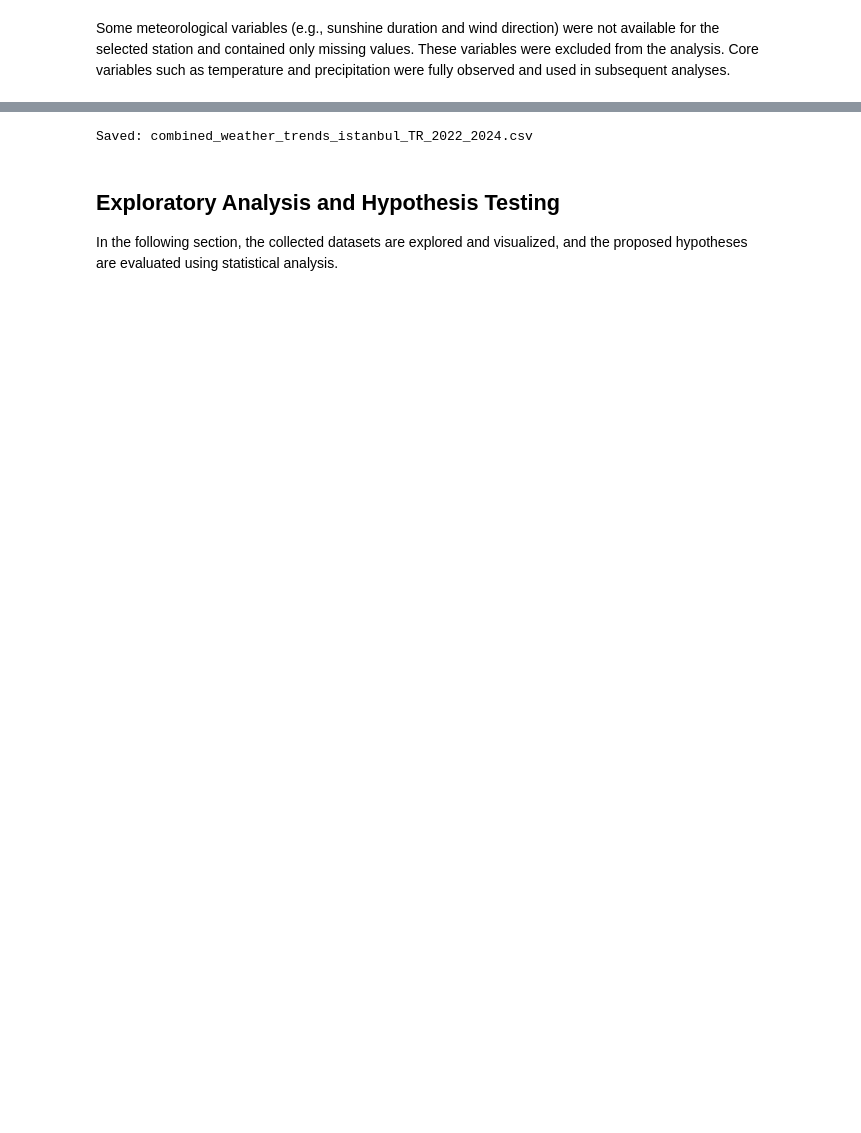
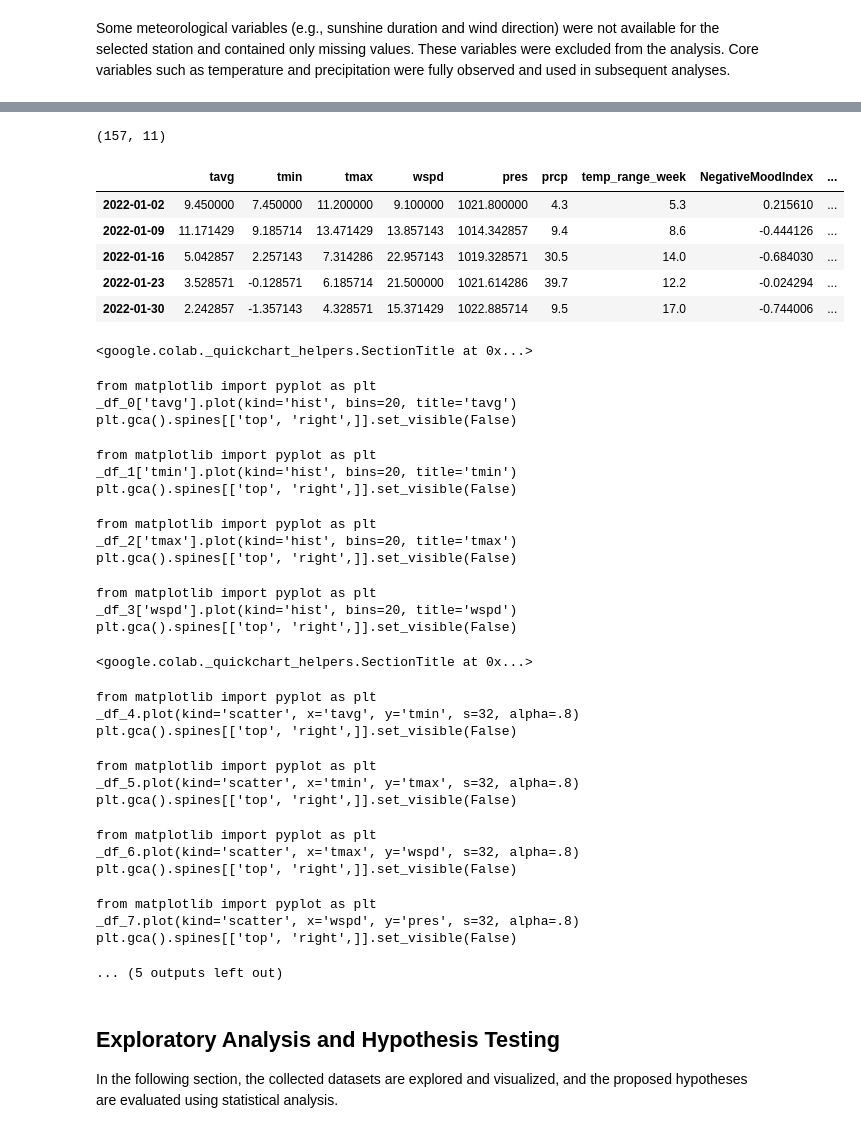
Before and after one commit to idrisinanoglu/DSA210-Project, a Jupyter notebook: DSA_210.ipynb, the cells around one changed output, grey strips where cells are left out. Drawn from its saved outputs; the diff is of its cells as text; code cells hidden in the pictures; blank space fills up the shorter version.

Commit message:
Colab kullanılarak oluşturuldu

```diff
--- a/DSA_210.ipynb
+++ b/DSA_210.ipynb
@@ -263,30 +152,68 @@ trends[[
 # %%
 import pandas as pd
 
-# load daily weatherCSV
 weather_daily = pd.read_csv("weather_istanbul_2022_2024.csv", index_col=0)
-
-# convert index to datetime
 weather_daily.index = pd.to_datetime(weather_daily.index)
 
-weather_daily.head()
+weather_daily["prcp"] = weather_daily["prcp"].fillna(0)
 
-# Convert to weekly averages because google trends gives data weekly
-weather_weekly = weather_daily.resample("W").mean()
+weather_weekly = weather_daily.resample("W-SUN").agg({
+    "tavg": "mean",
+    "tmin": "mean",
+    "tmax": "mean",
+    "wspd": "mean",
+    "pres": "mean",
+    "prcp": "sum"
+})
 
-weather_weekly.head()
+weather_weekly["temp_range_week"] = (
+    weather_daily["tmax"].resample("W-SUN").max()
+    - weather_daily["tmin"].resample("W-SUN").min()
+)
 
-trends.index = pd.to_datetime(trends.index)
+trends_idx.index = pd.to_datetime(trends_idx.index)
 
-# combine weekly weather + Google Trends + indices
-combined = weather_weekly.join(trends, how="inner")
+combined = weather_weekly.join(trends_idx, how="inner")
 
-combined.head(), combined.columns
+combined.to_csv("combined_weather_trends_istanbul_TR34_2022_2024.csv")
+print(combined.shape)
 
-combined.to_csv("combined_weather_trends_istanbul_TR_2022_2024.csv")
-print("Saved: combined_weather_trends_istanbul_TR_2022_2024.csv")
+combined.head()
 # %% [output]
-Saved: combined_weather_trends_istanbul_TR_2022_2024.csv
+(157, 11)
+|  | tavg | tmin | tmax | wspd | pres | prcp | temp_range_week | NegativeMoodIndex | ... |
+| 2022-01-02 | 9.450000 | 7.450000 | 11.200000 | 9.100000 | 1021.800000 | 4.3 | 5.3 | 0.215610 | ... |
+| 2022-01-09 | 11.171429 | 9.185714 | 13.471429 | 13.857143 | 1014.342857 | 9.4 | 8.6 | -0.444126 | ... |
+| 2022-01-16 | 5.042857 | 2.257143 | 7.314286 | 22.957143 | 1019.328571 | 30.5 | 14.0 | -0.684030 | ... |
+| 2022-01-23 | 3.528571 | -0.128571 | 6.185714 | 21.500000 | 1021.614286 | 39.7 | 12.2 | -0.024294 | ... |
+| 2022-01-30 | 2.242857 | -1.357143 | 4.328571 | 15.371429 | 1022.885714 | 9.5 | 17.0 | -0.744006 | ... |
+<google.colab._quickchart_helpers.SectionTitle at 0x...>
+from matplotlib import pyplot as plt
+_df_0['tavg'].plot(kind='hist', bins=20, title='tavg')
+plt.gca().spines[['top', 'right',]].set_visible(False)
+from matplotlib import pyplot as plt
+_df_1['tmin'].plot(kind='hist', bins=20, title='tmin')
+plt.gca().spines[['top', 'right',]].set_visible(False)
+from matplotlib import pyplot as plt
+_df_2['tmax'].plot(kind='hist', bins=20, title='tmax')
+plt.gca().spines[['top', 'right',]].set_visible(False)
+from matplotlib import pyplot as plt
+_df_3['wspd'].plot(kind='hist', bins=20, title='wspd')
+plt.gca().spines[['top', 'right',]].set_visible(False)
+<google.colab._quickchart_helpers.SectionTitle at 0x...>
+from matplotlib import pyplot as plt
+_df_4.plot(kind='scatter', x='tavg', y='tmin', s=32, alpha=.8)
+plt.gca().spines[['top', 'right',]].set_visible(False)
+from matplotlib import pyplot as plt
+_df_5.plot(kind='scatter', x='tmin', y='tmax', s=32, alpha=.8)
+plt.gca().spines[['top', 'right',]].set_visible(False)
+from matplotlib import pyplot as plt
+_df_6.plot(kind='scatter', x='tmax', y='wspd', s=32, alpha=.8)
+plt.gca().spines[['top', 'right',]].set_visible(False)
+from matplotlib import pyplot as plt
+_df_7.plot(kind='scatter', x='wspd', y='pres', s=32, alpha=.8)
+plt.gca().spines[['top', 'right',]].set_visible(False)
+... (5 outputs left out)
 # %% [markdown]
 ## Exploratory Analysis and Hypothesis Testing
 
```
Also changed, not shown: parts of 15 cells of this notebook.
